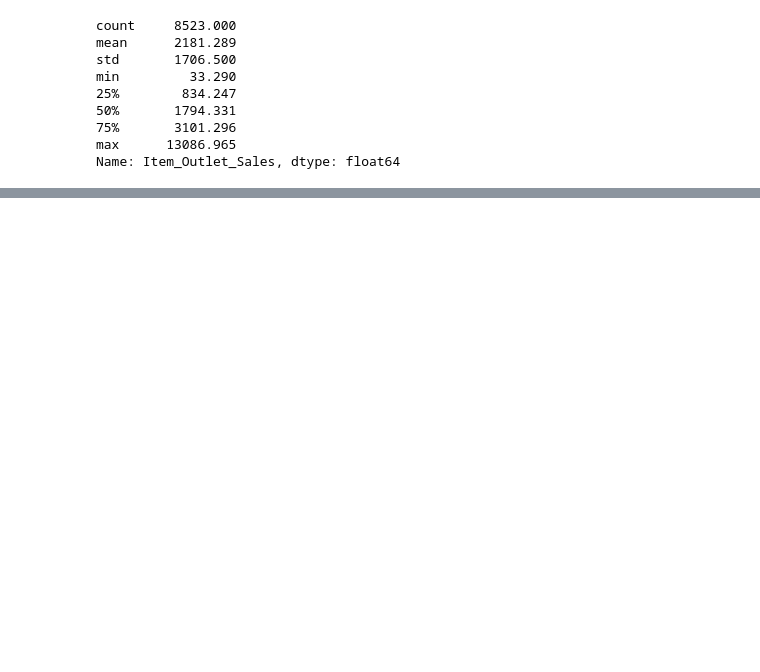
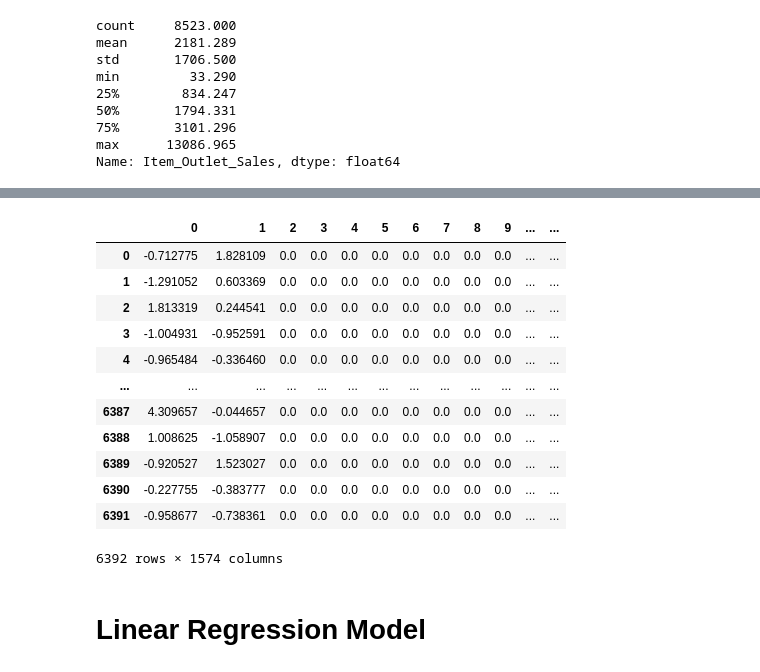
Before and after one commit to SeanRommes/food-sales-predictions, a Jupyter notebook: food_sales_predictions.ipynb, the cells around one changed output, grey strips where cells are left out. Drawn from its saved outputs; the diff is of its cells as text; code cells hidden in the pictures; blank space fills up the shorter version.

```diff
--- a/food_sales_predictions.ipynb
+++ b/food_sales_predictions.ipynb
@@ -342,0 +318,5 @@ These are our max values
+# %%
+X = df.drop(columns = ['Item_Outlet_Sales'])
+y = df['Item_Outlet_Sales']
+
+X_train, X_test, y_train,y_test= train_test_split(X,y,random_state=42)
@@ -342,0 +332,27 @@ These are our max values
+# %%
+# instantiating column selectors
+cat_sel = make_column_selector(dtype_include='object')
+num_sel = make_column_selector(dtype_include='number')
+
+# onehot encoding and scaling
+scaler = StandardScaler()
+ohe = OneHotEncoder(handle_unknown='ignore',sparse=False)
+
+# instantiating pipeline
+num_pipeline = make_pipeline(scaler)
+cat_pipeline = make_pipeline(ohe)
+
+# instantiating column transfer
+num_tuple = (num_pipeline,num_sel)
+cat_tuple = (cat_pipeline,cat_sel)
+
+#containing within a single preprocessing object
+preprocessor = make_column_transformer(num_tuple,cat_tuple)
+
+# fitting pipeline
+preprocessor.fit(X_train)
+
+# transforming training/testing data to display the np array
+X_train_processed = preprocessor.transform(X_train)
+X_test_processed = preprocessor.transform(X_test)
+X_train_processed.round(0)
@@ -342,0 +367,20 @@ These are our max values
+# %%
+# converting to pandas df
+X_train_processed= pd.DataFrame(X_train_processed)
+X_train_processed
+# %% [output]
+|  | 0 | 1 | 2 | 3 | 4 | 5 | 6 | 7 | 8 | 9 | ... | ... |
+| 0 | -0.712775 | 1.828109 | 0.0 | 0.0 | 0.0 | 0.0 | 0.0 | 0.0 | 0.0 | 0.0 | ... | ... |
+| 1 | -1.291052 | 0.603369 | 0.0 | 0.0 | 0.0 | 0.0 | 0.0 | 0.0 | 0.0 | 0.0 | ... | ... |
+| 2 | 1.813319 | 0.244541 | 0.0 | 0.0 | 0.0 | 0.0 | 0.0 | 0.0 | 0.0 | 0.0 | ... | ... |
+| 3 | -1.004931 | -0.952591 | 0.0 | 0.0 | 0.0 | 0.0 | 0.0 | 0.0 | 0.0 | 0.0 | ... | ... |
+| 4 | -0.965484 | -0.336460 | 0.0 | 0.0 | 0.0 | 0.0 | 0.0 | 0.0 | 0.0 | 0.0 | ... | ... |
+| ... | ... | ... | ... | ... | ... | ... | ... | ... | ... | ... | ... | ... |
+| 6387 | 4.309657 | -0.044657 | 0.0 | 0.0 | 0.0 | 0.0 | 0.0 | 0.0 | 0.0 | 0.0 | ... | ... |
+| 6388 | 1.008625 | -1.058907 | 0.0 | 0.0 | 0.0 | 0.0 | 0.0 | 0.0 | 0.0 | 0.0 | ... | ... |
+| 6389 | -0.920527 | 1.523027 | 0.0 | 0.0 | 0.0 | 0.0 | 0.0 | 0.0 | 0.0 | 0.0 | ... | ... |
+| 6390 | -0.227755 | -0.383777 | 0.0 | 0.0 | 0.0 | 0.0 | 0.0 | 0.0 | 0.0 | 0.0 | ... | ... |
+| 6391 | -0.958677 | -0.738361 | 0.0 | 0.0 | 0.0 | 0.0 | 0.0 | 0.0 | 0.0 | 0.0 | ... | ... |
+6392 rows × 1574 columns
+# %% [markdown]
+# Linear Regression Model
```
Also changed, not shown: parts of 56 cells of this notebook.
